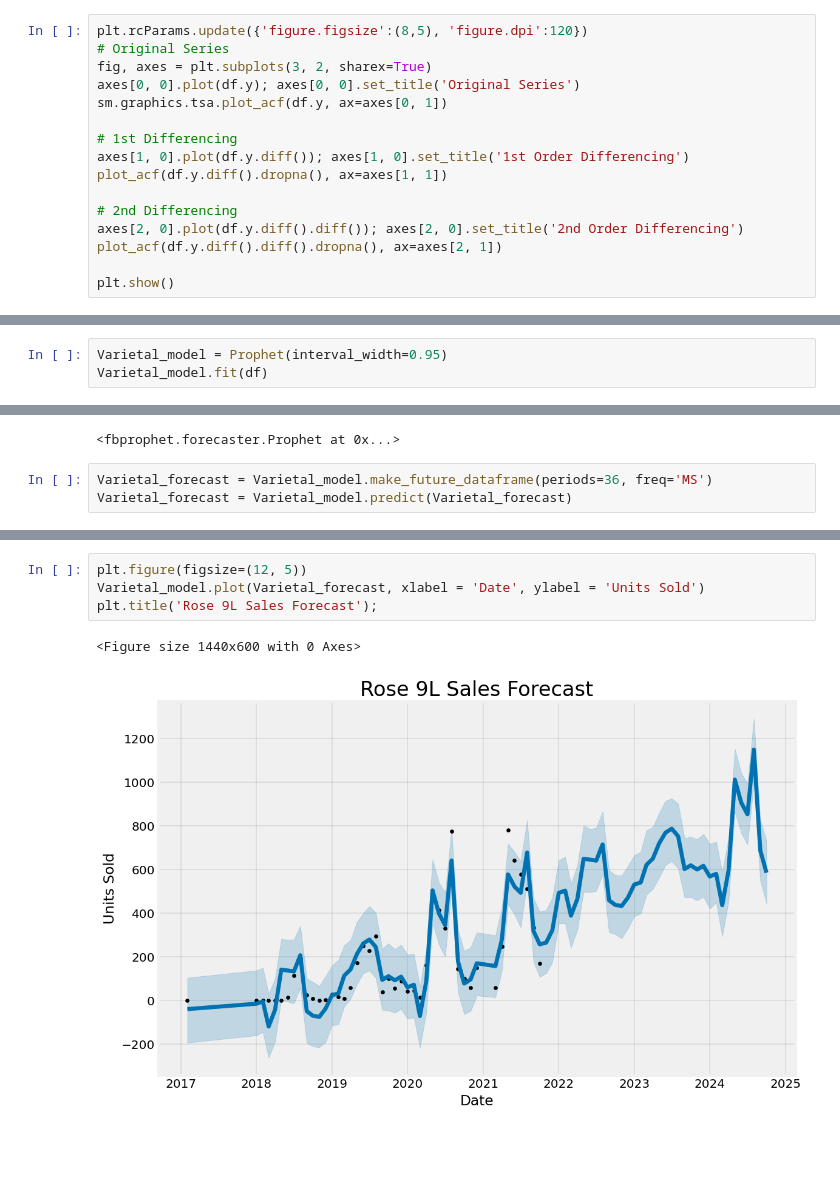
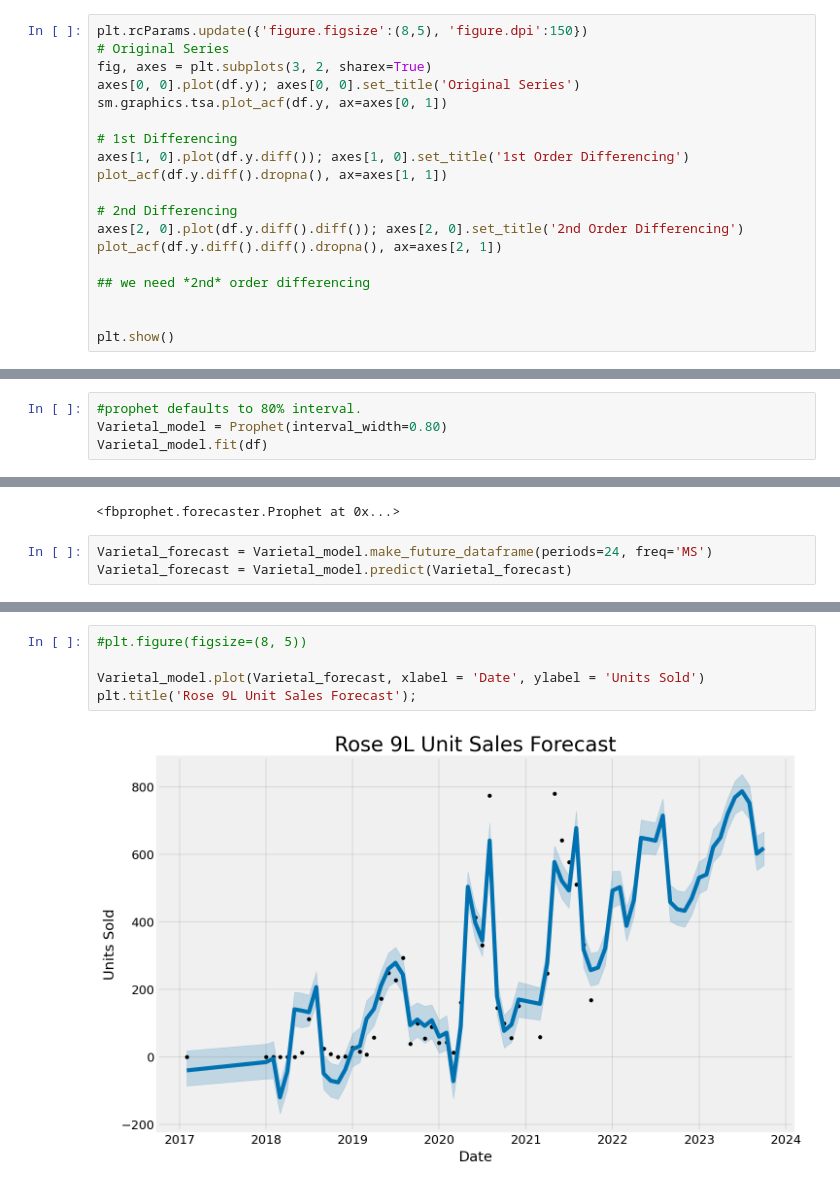
Before and after one commit to fengtastics/111-Capstone, a Jupyter notebook: Arterra_Project.ipynb, the cells around one changed output, grey strips where cells are left out. Drawn from its saved outputs; the diff is of its cells as text; blank space fills up the shorter version.

Commit message:
forecast created

```diff
--- a/Arterra_Project.ipynb
+++ b/Arterra_Project.ipynb
@@ -234,7 +236,7 @@ df.head()
 | 3 | 2018-03-01 | 0.0 |
 | 4 | 2018-04-01 | 0.0 |
 # %%
-plt.rcParams.update({'figure.figsize':(8,5), 'figure.dpi':120})
+plt.rcParams.update({'figure.figsize':(8,5), 'figure.dpi':150})
 # Original Series
 fig, axes = plt.subplots(3, 2, sharex=True)
 axes[0, 0].plot(df.y); axes[0, 0].set_title('Original Series')
@@ -248,16 +250,20 @@ plot_acf(df.y.diff().dropna(), ax=axes[1, 1])
 axes[2, 0].plot(df.y.diff().diff()); axes[2, 0].set_title('2nd Order Differencing')
 plot_acf(df.y.diff().diff().dropna(), ax=axes[2, 1])
 
+## we need *2nd* order differencing
+
+
 plt.show()
 # %% [output]
 [figure]
 # %%
-Varietal_model = Prophet(interval_width=0.95)
+#prophet defaults to 80% interval.
+Varietal_model = Prophet(interval_width=0.80)
 Varietal_model.fit(df)
 # %% [output]
 INFO:fbprophet:Disabling weekly seasonality. Run prophet with weekly_seasonality=True to override this.
 INFO:fbprophet:Disabling daily seasonality. Run prophet with daily_seasonality=True to override this.
 <fbprophet.forecaster.Prophet at 0x...>
 # %%
-Varietal_forecast = Varietal_model.make_future_dataframe(periods=36, freq='MS')
+Varietal_forecast = Varietal_model.make_future_dataframe(periods=24, freq='MS')
 Varietal_forecast = Varietal_model.predict(Varietal_forecast)
@@ -264,7 +288,7 @@ Varietal_forecast = Varietal_model.predict(Varietal_forecast)
 # %%
-plt.figure(figsize=(12, 5))
+#plt.figure(figsize=(8, 5))
+
 Varietal_model.plot(Varietal_forecast, xlabel = 'Date', ylabel = 'Units Sold')
-plt.title('Rose 9L Sales Forecast');
+plt.title('Rose 9L Unit Sales Forecast');
 # %% [output]
-<Figure size 1440x600 with 0 Axes>
-[figure, old version]
+[figure, new version]
```
Also changed, not shown: parts of 5 cells of this notebook.
